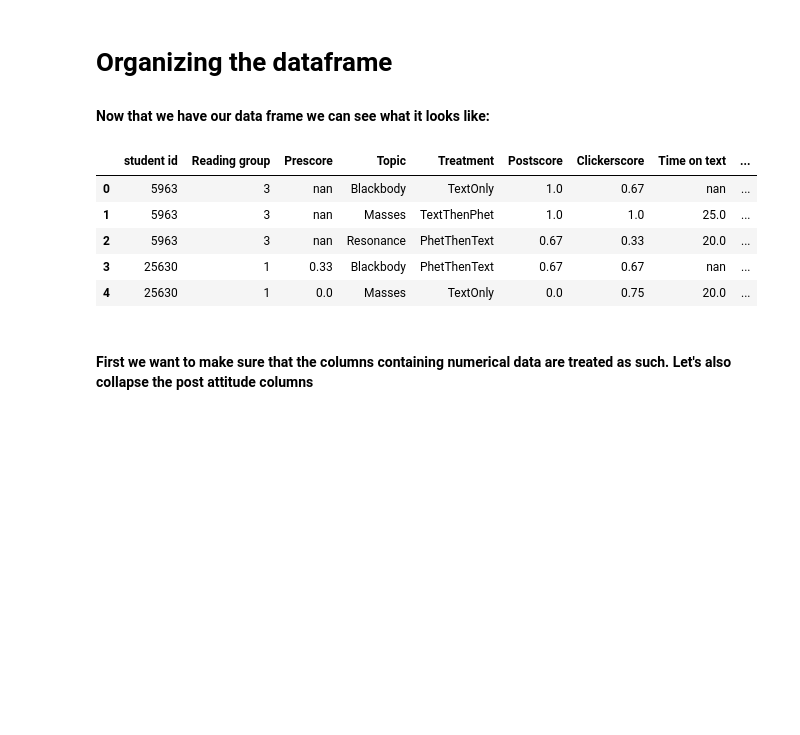
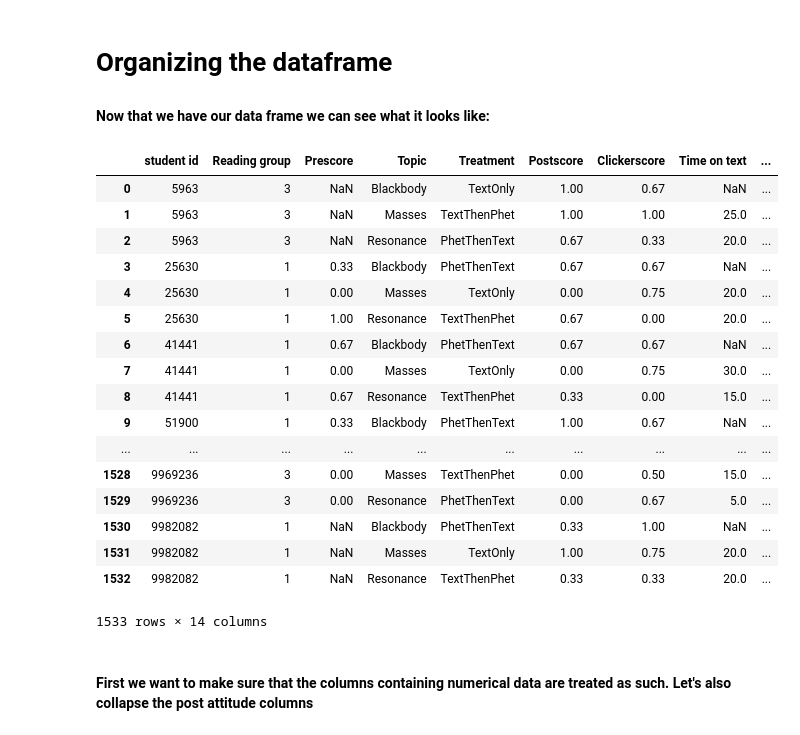
Before and after one commit to sperez8/Phet-log-analyzer, a Jupyter notebook: prereading/storyline_prereading.ipynb, the cells around one changed output. Drawn from its saved outputs; the diff is of its cells as text; code cells hidden in the pictures; blank space fills up the shorter version.

```diff
--- a/prereading/storyline_prereading.ipynb
+++ b/prereading/storyline_prereading.ipynb
@@ -97,14 +98,26 @@ df = pd.DataFrame(array2,columns=colnames)
 # Organizing the dataframe
 #### Now that we have our data frame we can see what it looks like:
 # %%
-df.head()
+df
 # %% [output]
 |  | student id | Reading group | Prescore | Topic | Treatment | Postscore | Clickerscore | Time on text | ... |
-| 0 | 5963 | 3 | nan | Blackbody | TextOnly | 1.0 | 0.67 | nan | ... |
-| 1 | 5963 | 3 | nan | Masses | TextThenPhet | 1.0 | 1.0 | 25.0 | ... |
-| 2 | 5963 | 3 | nan | Resonance | PhetThenText | 0.67 | 0.33 | 20.0 | ... |
-| 3 | 25630 | 1 | 0.33 | Blackbody | PhetThenText | 0.67 | 0.67 | nan | ... |
-| 4 | 25630 | 1 | 0.0 | Masses | TextOnly | 0.0 | 0.75 | 20.0 | ... |
+| 0 | 5963 | 3 | NaN | Blackbody | TextOnly | 1.00 | 0.67 | NaN | ... |
+| 1 | 5963 | 3 | NaN | Masses | TextThenPhet | 1.00 | 1.00 | 25.0 | ... |
+| 2 | 5963 | 3 | NaN | Resonance | PhetThenText | 0.67 | 0.33 | 20.0 | ... |
+| 3 | 25630 | 1 | 0.33 | Blackbody | PhetThenText | 0.67 | 0.67 | NaN | ... |
+| 4 | 25630 | 1 | 0.00 | Masses | TextOnly | 0.00 | 0.75 | 20.0 | ... |
+| 5 | 25630 | 1 | 1.00 | Resonance | TextThenPhet | 0.67 | 0.00 | 20.0 | ... |
+| 6 | 41441 | 1 | 0.67 | Blackbody | PhetThenText | 0.67 | 0.67 | NaN | ... |
+| 7 | 41441 | 1 | 0.00 | Masses | TextOnly | 0.00 | 0.75 | 30.0 | ... |
+| 8 | 41441 | 1 | 0.67 | Resonance | TextThenPhet | 0.33 | 0.00 | 15.0 | ... |
+| 9 | 51900 | 1 | 0.33 | Blackbody | PhetThenText | 1.00 | 0.67 | NaN | ... |
+| ... | ... | ... | ... | ... | ... | ... | ... | ... | ... |
+| 1528 | 9969236 | 3 | 0.00 | Masses | TextThenPhet | 0.00 | 0.50 | 15.0 | ... |
+| 1529 | 9969236 | 3 | 0.00 | Resonance | PhetThenText | 0.00 | 0.67 | 5.0 | ... |
+| 1530 | 9982082 | 1 | NaN | Blackbody | PhetThenText | 0.33 | 1.00 | NaN | ... |
+| 1531 | 9982082 | 1 | NaN | Masses | TextOnly | 1.00 | 0.75 | 20.0 | ... |
+| 1532 | 9982082 | 1 | NaN | Resonance | TextThenPhet | 0.33 | 0.33 | 20.0 | ... |
+1533 rows × 14 columns
 # %% [markdown]
 #### First we want to make sure that the columns containing numerical data are treated as such. Let's also collapse the post attitude columns
 # %%
```
Also changed, not shown: parts of 31 cells of this notebook.
